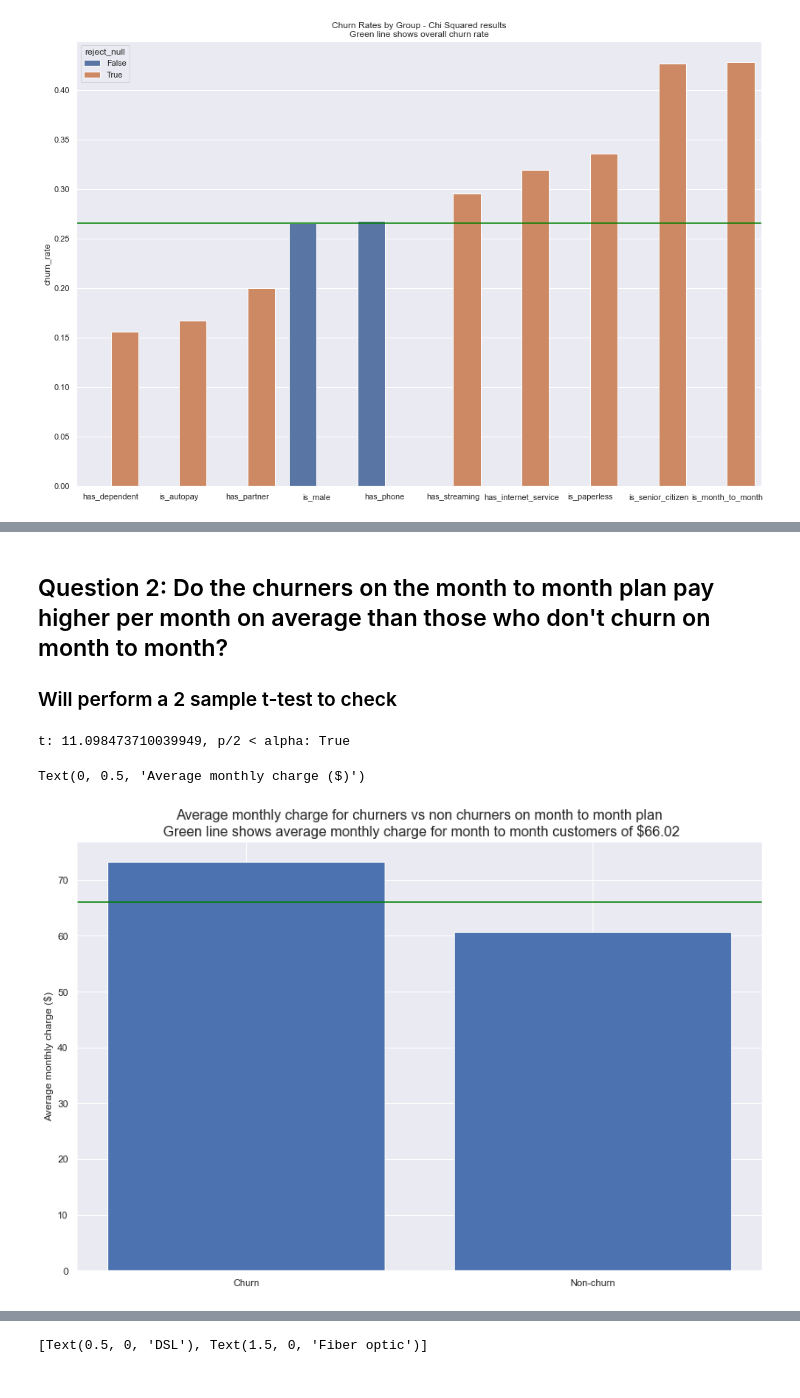
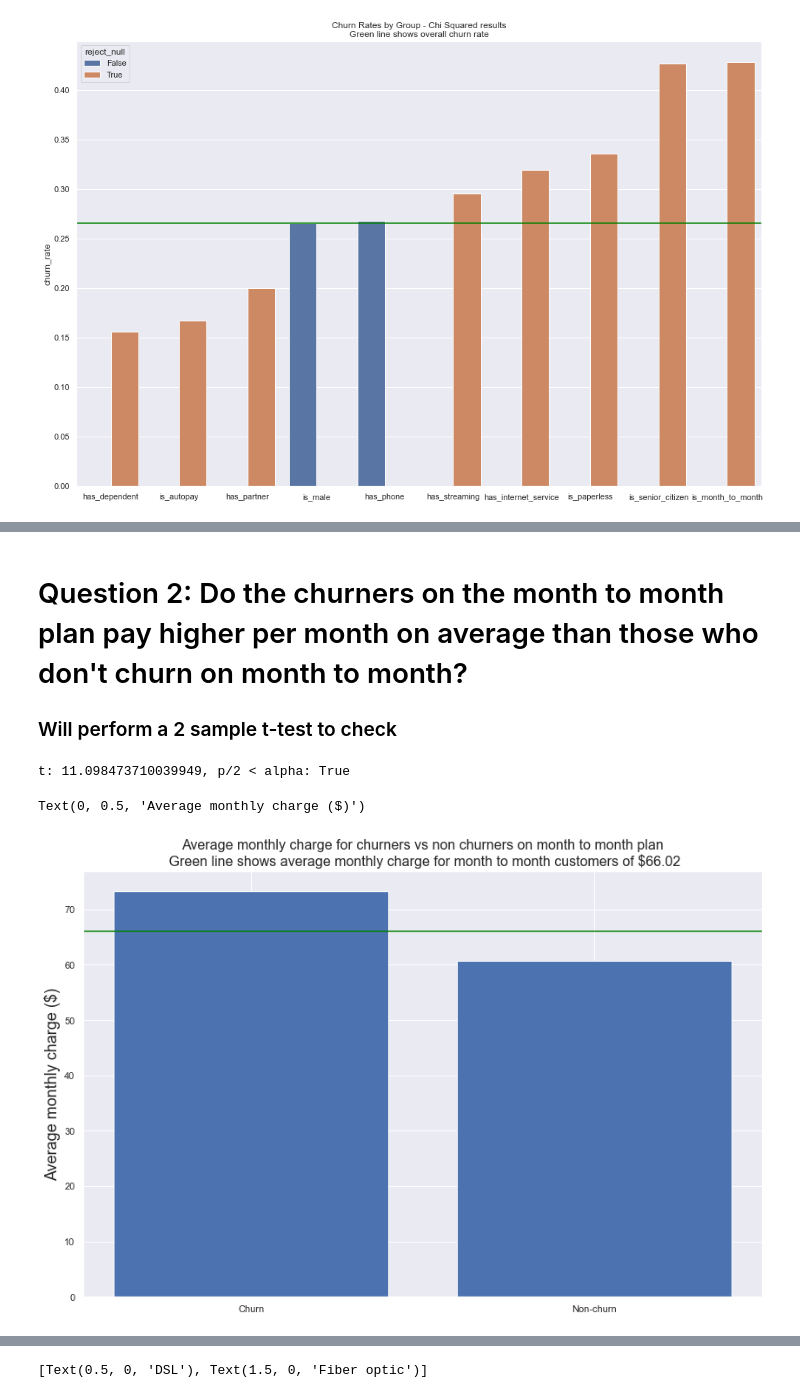
Before and after one commit to jesse-d-marder/classification-project, a Jupyter notebook: churn_report.ipynb, the cells around one changed output, grey strips where cells are left out. Cells and saved outputs as stored; diff of their text form; code cells hidden in the pictures.

```diff
--- a/churn_report.ipynb
+++ b/churn_report.ipynb
@@ -129,5 +131,5 @@ plt.axhline(y=baseline_churn, color = 'green')
 # %% [markdown]
-## Question 2: Do the churners on the month to month plan pay higher per month on average than those who don't churn on month to month?
+# Question 2: Do the churners on the month to month plan pay higher per month on average than those who don't churn on month to month?
 ### Will perform a 2 sample t-test to check
 # %%
 # Create the independent samples
@@ -142,9 +144,9 @@ t: 11.098473710039949, p/2 < alpha: True
 # %%
 plt.bar(x=['Churn','Non-churn'], height =[churn_sample.mean(),non_churn_sample.mean()])
 plt.title(f'Average monthly charge for churners vs non churners on month to month plan\n Green line shows average monthly charge for month to month customers of ${month_to_month.monthly_charges.mean():.2f}', fontsize = 16)
 plt.axhline(month_to_month.monthly_charges.mean(), color = 'green')
-plt.ylabel('Average monthly charge ($)')
+plt.ylabel('Average monthly charge ($)', fontsize = 18)
 # %% [output]
 Text(0, 0.5, 'Average monthly charge ($)')
-[figure, old version]
+[figure, new version]
 # %% [markdown]
```
Also changed, not shown: parts of 15 cells of this notebook, 1 other file.
